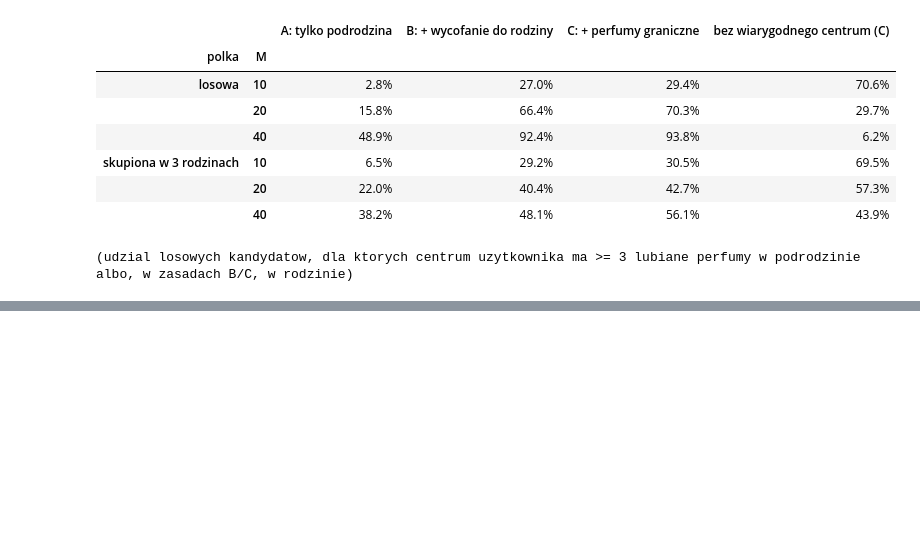
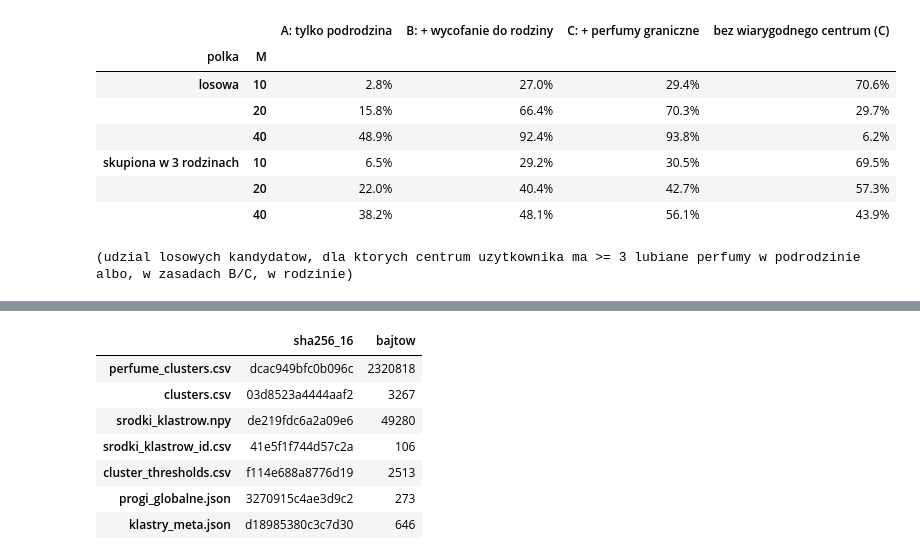
Before and after one commit to adamdobrogowski/PerfumeCollectionApp, a Jupyter notebook: notatniki/clustering.ipynb, the cells around one changed output, grey strips where cells are left out. Saved outputs shown, nothing was run; the diff lists cells and outputs as text; code cells hidden in the pictures; blank space fills up the shorter version.

```diff
--- a/notatniki/clustering.ipynb
+++ b/notatniki/clustering.ipynb
@@ -1490 +1490,64 @@ BLACK AFGANO (NASOMATTO) | podrodzina 15 Ambra i żywice (kadzidło) | rodzina C
   najblizsza lubiana (ze wszystkich): L EAU D ISSEY POUR HOMME NOI (ISSEY MIYAKE), cosinus 0.49
+# %%
+import hashlib, platform
+import scipy, sklearn
+
+# --- ZAMKNIECIE KLASTERYZACJI: sprawdzamy pliki TAK, JAK ZROBI TO BACKEND - tylko z zapisanych plikow (bez zmiennych z pamieci) ---
+OUT = CONFIG["OUTPUT_DIR"]
+pc_ = pd.read_csv(os.path.join(OUT, "perfume_clusters.csv"))
+kl_ = pd.read_csv(os.path.join(OUT, "clusters.csv"))
+srodki_ = np.load(os.path.join(OUT, "srodki_klastrow.npy"))
+ids_ = pd.read_csv(os.path.join(OUT, "srodki_klastrow_id.csv")).cluster_id.values
+prog_ = pd.read_csv(os.path.join(OUT, "cluster_thresholds.csv"))
+glob_ = json.load(open(os.path.join(OUT, "progi_globalne.json"), encoding="utf-8"))
+meta_k = json.load(open(os.path.join(OUT, "klastry_meta.json"), encoding="utf-8"))
+
+pod = kl_[kl_.level == "subfamily"].cluster_id.values                          # id podrodzin (1..17)
+rod = kl_[kl_.level == "family"].cluster_id.values                             # id rodzin (101..107)
+C_sub = srodki_[[list(ids_).index(i) for i in pod]]                            # srodki podrodzin w kolejnosci id
+kontrole = {
+    "liczba perfum = liczba wierszy Z = indeks":                  len(pc_) == N == Z.shape[0] == len(index),
+    "perfume_id i url zgodne z indeksem (ta sama kolejnosc)":     bool((pc_.perfume_id.values == index.perfume_id.values).all() and (pc_.url.values == index.url.values).all()),
+    "perfume_id unikalne":                                         bool(pc_.perfume_id.is_unique),
+    "brak pustych wartosci w perfume_clusters":                    int(pc_.isna().sum().sum()) == 0,
+    "kazdy cluster_id perfum istnieje w clusters.csv":             set(pc_.cluster_id) <= set(pod),
+    "kazdy parent_cluster_id istnieje w clusters.csv":             set(pc_.parent_cluster_id) <= set(rod),
+    "rodzic perfumy = rodzic jej podrodziny (clusters.csv)":       bool((pc_.parent_cluster_id.values == pc_.cluster_id.map(kl_.set_index("cluster_id").parent_cluster_id).values).all()),
+    "n_perfumes w clusters.csv = liczebnosc w perfume_clusters":   bool((kl_.n_perfumes.values == pd.concat([pc_.cluster_id.value_counts(), pc_.parent_cluster_id.value_counts()]).reindex(kl_.cluster_id.values).values).all()),
+    "srodki maja dlugosc 1":                                       bool(np.allclose(np.linalg.norm(srodki_, axis=1), 1, atol=1e-5)),
+    "liczba srodkow = 17 podrodzin + 7 rodzin":                    srodki_.shape == (24, Z.shape[1]) and len(ids_) == 24,
+}
+# odtworzenie przypisania WYLACZNIE z plikow: najblizszy srodek podrodziny (cosinus) -> cluster_id; odleglosc -> cluster_distance
+przyp = pod[np.argmax(Z @ C_sub.T, axis=1)]
+odl = 1 - np.einsum("ij,ij->i", Z, C_sub[np.argmax(Z @ C_sub.T, axis=1)])
+kontrole["przypisanie odtworzone z plikow = perfume_clusters.csv"] = bool((przyp == pc_.cluster_id.values).all())
+kontrole["cluster_distance odtworzony (maks. roznica)"] = float(np.abs(odl - pc_.cluster_distance.values).max()) < 1e-4
+kontrole["progi: 24 klastry x 3 grupy n, bez pustych"] = (len(prog_) == 72 and set(prog_.cluster_id) == set(pod) | set(rod) and int(prog_.isna().sum().sum()) == 0)
+kontrole["progi rosna z p50 do p90 (wszystkie wiersze)"] = bool((prog_.centrum_p90 > prog_.centrum_p50).all() and (prog_.najblizszy_p90 > prog_.najblizszy_p50).all())
+kontrole["rozmiar najmniejszej podrodziny >= 500"] = int(kl_[kl_.level == "subfamily"].n_perfumes.min()) >= 500
+for k, v in kontrole.items():
+    print(f"{'OK ' if v is True else 'BLAD'}  {k}" + ("" if isinstance(v, (bool, np.bool_)) else f": {v}"))
+assert all(bool(v) for v in kontrole.values()), "ktoras kontrola nie przeszla - nie zamykamy klasteryzacji"
+
+# --- manifest: odcisk plikow i parametry, zeby klastry dalo sie odtworzyc i wiadomo bylo, z jakich osadzen powstaly ---
+def sha(plik):
+    h = hashlib.sha256()
+    with open(plik, "rb") as f:
+        h.update(f.read())
+    return h.hexdigest()[:16]
+pliki = ["perfume_clusters.csv", "clusters.csv", "srodki_klastrow.npy", "srodki_klastrow_id.csv", "cluster_thresholds.csv", "progi_globalne.json", "klastry_meta.json"]
+manifest = {"data": time.strftime("%Y-%m-%d"), "liczba_perfum": int(N),
+            "osadzenia": {"plik": os.path.join(EMB_DIR, "Z_final.npy"), "sha256_16": sha(os.path.join(EMB_DIR, "Z_final.npy")), "ksztalt": list(Z.shape),
+                          "parametry": meta["config"]},
+            "klasteryzacja": meta_k, "progi_globalne": glob_,
+            "zasady_mechanizmu": {"polubione": "ocena 4-5 lub brak oceny", "ignorowane": "ocena 3, lista zyczen", "nielubiane": "ocena 1-2 (tylko ostrzezenie)",
+                                  "wiarygodne_centrum": ">= 3 lubiane perfumy w podrodzinie (pewnosc wysoka) lub w rodzinie (srednia)",
+                                  "poziom_male_wymaga": "pewnosc wysoka albo cosinus >= bardzo_bliskie_cosinus",
+                                  "perfumy_graniczne": "margines < granica_marginesu liczy sie tez do drugiej najblizszej podrodziny"},
+            "wersje": {"python": platform.python_version(), "numpy": np.__version__, "pandas": pd.__version__, "scipy": scipy.__version__, "sklearn": sklearn.__version__},
+            "pliki": {p: {"sha256_16": sha(os.path.join(OUT, p)), "bajtow": os.path.getsize(os.path.join(OUT, p))} for p in pliki}}
+with open(os.path.join(OUT, "klasteryzacja_manifest.json"), "w", encoding="utf-8") as f:
+    json.dump(manifest, f, ensure_ascii=False, indent=1)
+print("\nzapisano klasteryzacja_manifest.json; pliki wyniku klasteryzacji:")
+display(pd.DataFrame(manifest["pliki"]).T)
+# %% [output]
@@ -1490,0 +1571,8 @@ BLACK AFGANO (NASOMATTO) | podrodzina 15 Ambra i żywice (kadzidło) | rodzina C
+|  | sha256_16 | bajtow |
+| perfume_clusters.csv | dcac949bfc0b096c | 2320818 |
+| clusters.csv | 03d8523a4444aaf2 | 3267 |
+| srodki_klastrow.npy | de219fdc6a2a09e6 | 49280 |
+| srodki_klastrow_id.csv | 41e5f1f744d57c2a | 106 |
+| cluster_thresholds.csv | f114e688a8776d19 | 2513 |
+| progi_globalne.json | 3270915c4ae3d9c2 | 273 |
+| klastry_meta.json | d18985380c3c7d30 | 646 |
```
Also changed, not shown: parts of 2 cells of this notebook.
